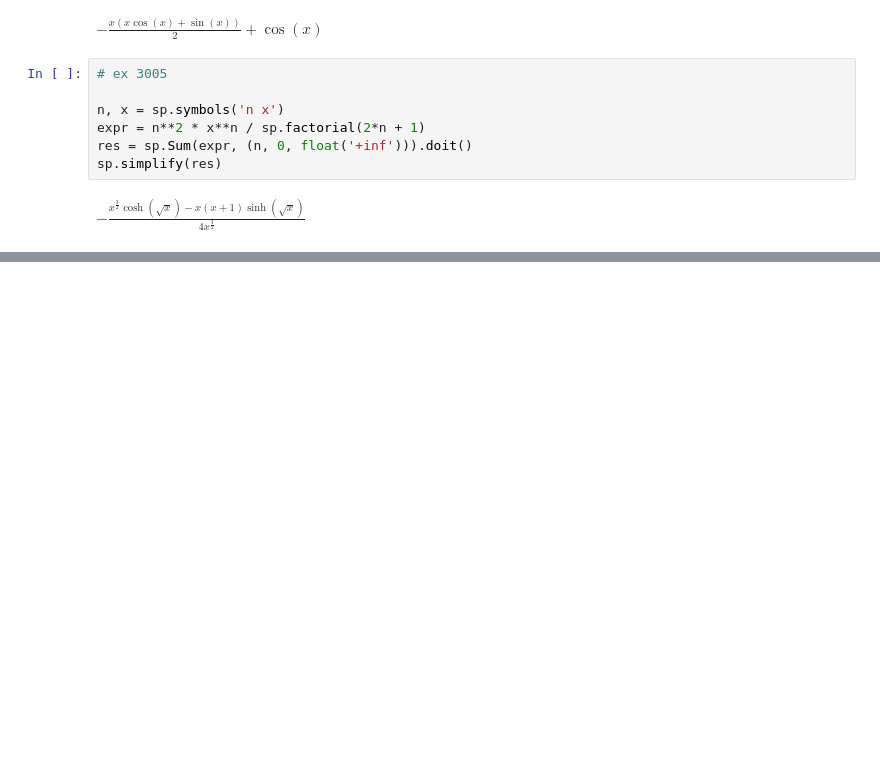
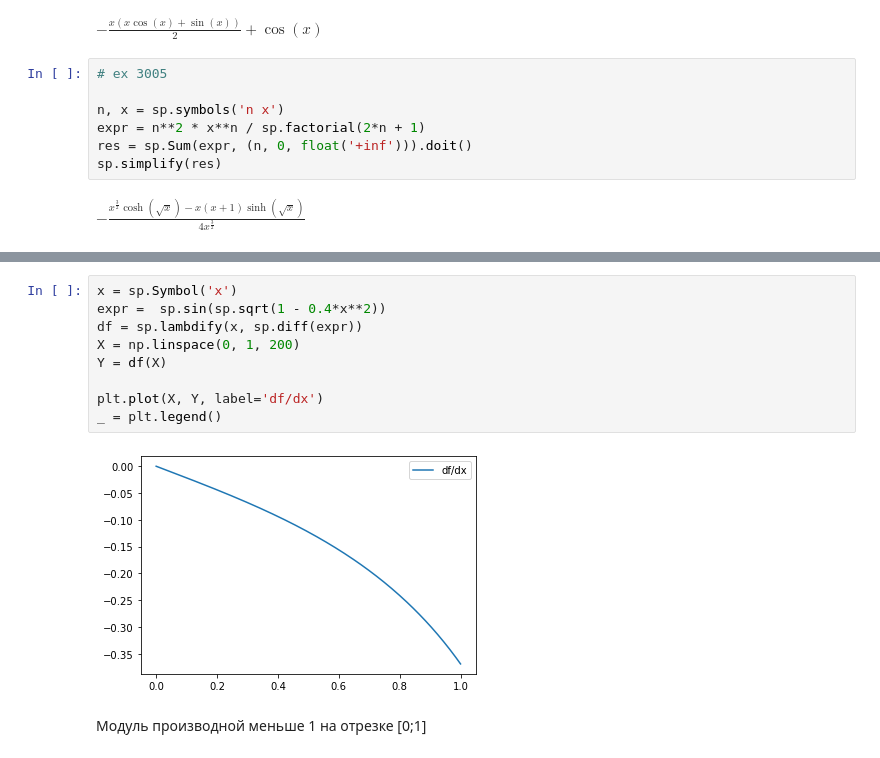
Before and after one commit to LegoOlegGelo/practice21_22, a Jupyter notebook: Practice.ipynb, the cells around one changed output, grey strips where cells are left out. Drawn from its saved outputs; the diff is of its cells as text; blank space fills up the shorter version.

```diff
--- a/Practice.ipynb
+++ b/Practice.ipynb
@@ -621,0 +686,13 @@ $\displaystyle - \frac{x^{\frac{3}{2}} \cosh{\left(\sqrt{x} \right)} - x \left(x
+# %%
+x = sp.Symbol('x')
+expr =  sp.sin(sp.sqrt(1 - 0.4*x**2))
+df = sp.lambdify(x, sp.diff(expr))
+X = np.linspace(0, 1, 200)
+Y = df(X)
+
+plt.plot(X, Y, label='df/dx')
+_ = plt.legend()
+# %% [output]
+[figure, added]
+# %% [markdown]
+Модуль производной меньше 1 на отрезке [0;1]
```
Also changed, not shown: parts of 18 cells of this notebook.
